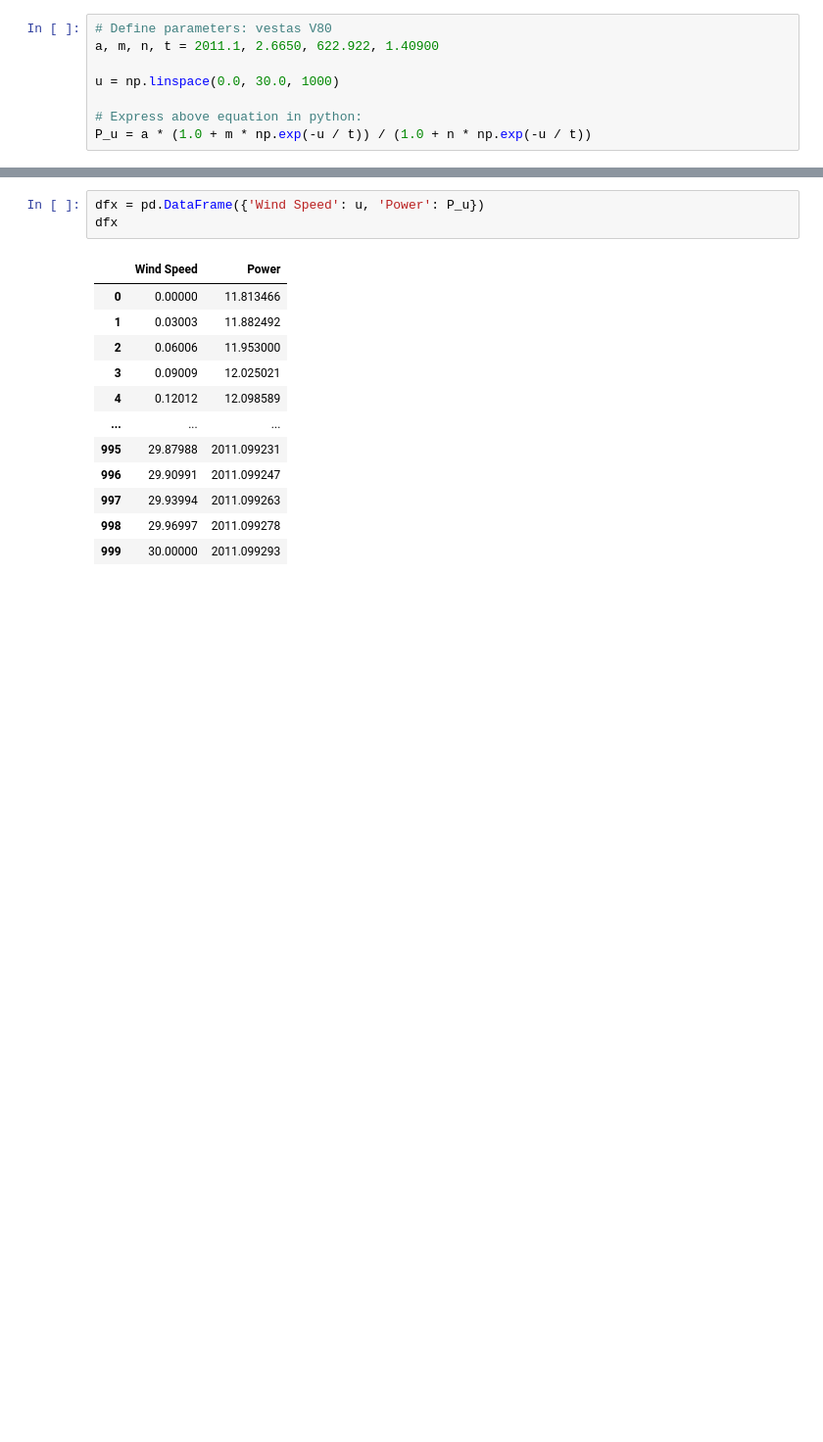
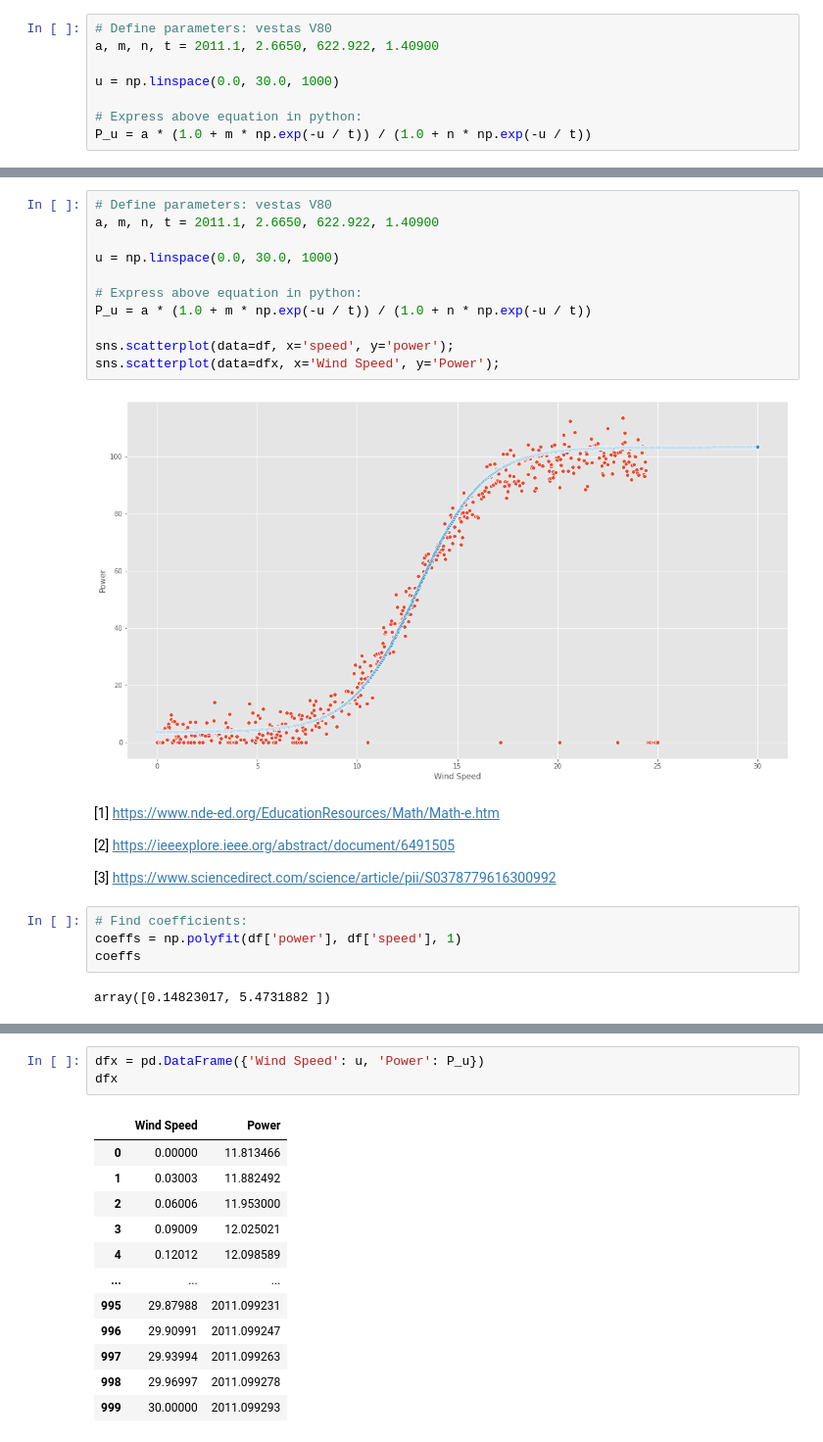
Before and after one commit to Crash-Bandicode/Project_FODA, a Jupyter notebook: Project_FODA.ipynb, the cells around one changed output, grey strips where cells are left out. Shown: that part at 98% size. Drawn from its saved outputs; the diff is of its cells as text; blank space fills up the shorter version.

Commit message:
Found fix, had accidentally iverted coefficients. Line fits perfectly now

```diff
--- a/Project_FODA.ipynb
+++ b/Project_FODA.ipynb
@@ -169,0 +149,25 @@ P_u = a * (1.0 + m * np.exp(-u / t)) / (1.0 + n * np.exp(-u / t))
+# %%
+# Define parameters: vestas V80
+a, m, n, t = 2011.1, 2.6650, 622.922, 1.40900
+
+u = np.linspace(0.0, 30.0, 1000)
+
+# Express above equation in python:
+P_u = a * (1.0 + m * np.exp(-u / t)) / (1.0 + n * np.exp(-u / t))
+
+sns.scatterplot(data=df, x='speed', y='power');
+sns.scatterplot(data=dfx, x='Wind Speed', y='Power');
+# %% [output]
+[figure, added]
+# %% [markdown]
+[1] https://www.nde-ed.org/EducationResources/Math/Math-e.htm
+
+[2] https://ieeexplore.ieee.org/abstract/document/6491505
+
+[3] https://www.sciencedirect.com/science/article/pii/S0378779616300992
+# %%
+# Find coefficients:
+coeffs = np.polyfit(df['power'], df['speed'], 1)
+coeffs
+# %% [output]
+array([0.14823017, 5.4731882 ])
```
Also changed, not shown: parts of 29 cells of this notebook.
